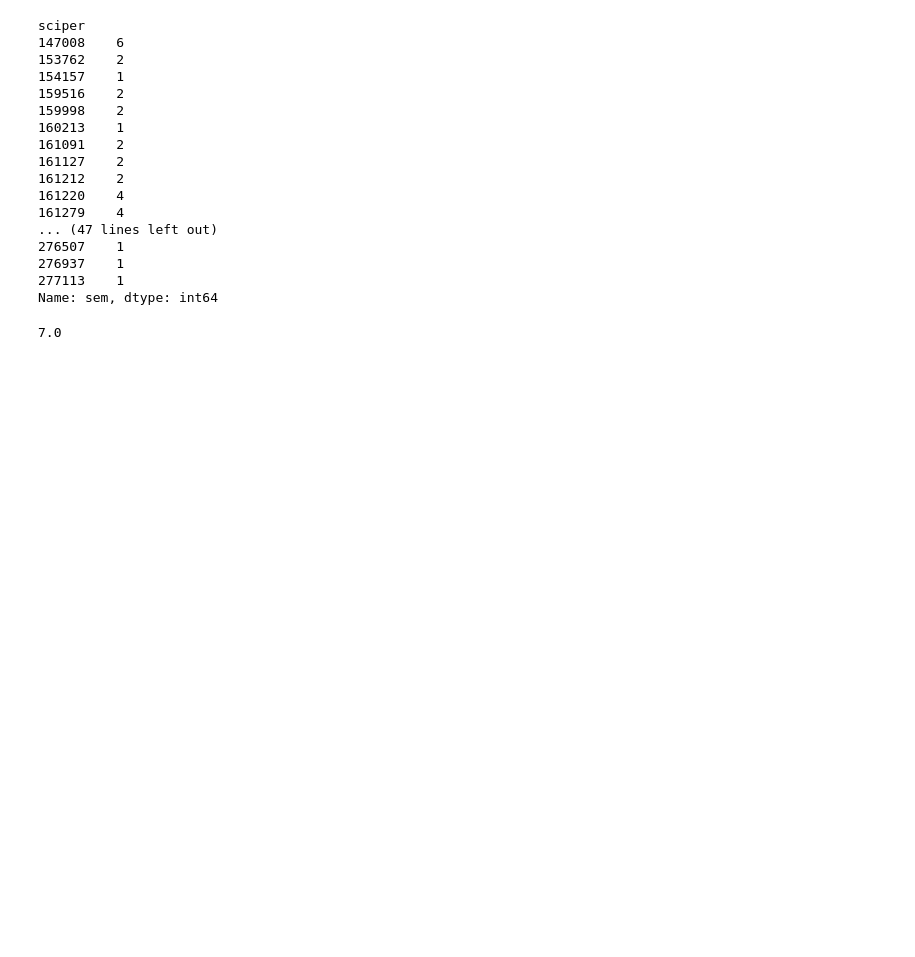
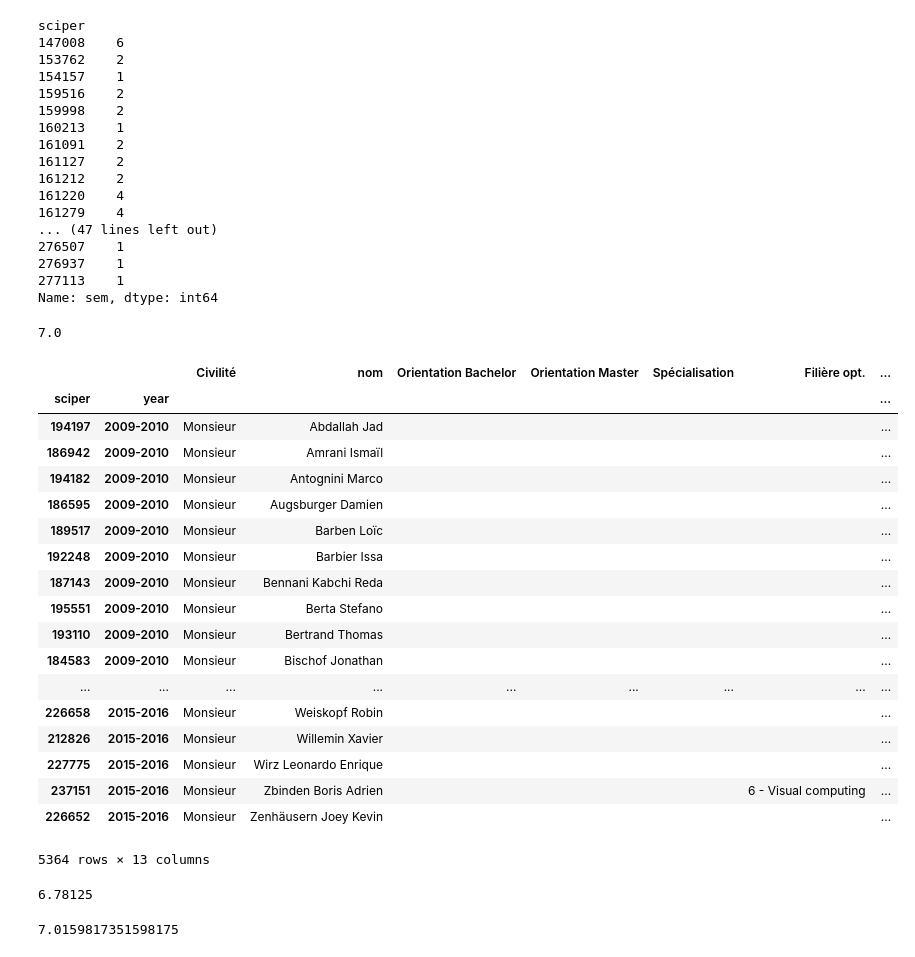
Before and after one commit to fearnleymartin/ada-epfl, a Jupyter notebook: 02 - Data from the Web/Data from the web - Marie.ipynb, the cells around one changed output. Drawn from its saved outputs; the diff is of its cells as text; code cells hidden in the pictures; blank space fills up the shorter version.

```diff
--- a/02 - Data from the Web/Data from the web - Marie.ipynb
+++ b/02 - Data from the Web/Data from the web - Marie.ipynb
@@ -410,3 +410,42 @@ grouped_sorted = grouped.sort_values(ascending=False)
 np.average(grouped_sorted[grouped_sorted >= 6])
 # %% [output]
 7.0
+# %%
+# divide into madame and monsieur
+frame.index = [frame.Civilité, frame.sciper, frame.year]
+madame = frame.loc['Madame']
+monsieur = frame.loc['Monsieur']
+# %% [output]
+|  |  | Civilité | nom | Orientation Bachelor | Orientation Master | Spécialisation | Filière opt. | ... |
+| sciper | year |  |  |  |  |  |  | ... |
+| 194197 | 2009-2010 | Monsieur | Abdallah Jad |  |  |  |  | ... |
+| 186942 | 2009-2010 | Monsieur | Amrani Ismaïl |  |  |  |  | ... |
+| 194182 | 2009-2010 | Monsieur | Antognini Marco |  |  |  |  | ... |
+| 186595 | 2009-2010 | Monsieur | Augsburger Damien |  |  |  |  | ... |
+| 189517 | 2009-2010 | Monsieur | Barben Loïc |  |  |  |  | ... |
+| 192248 | 2009-2010 | Monsieur | Barbier Issa |  |  |  |  | ... |
+| 187143 | 2009-2010 | Monsieur | Bennani Kabchi Reda |  |  |  |  | ... |
+| 195551 | 2009-2010 | Monsieur | Berta Stefano |  |  |  |  | ... |
+| 193110 | 2009-2010 | Monsieur | Bertrand Thomas |  |  |  |  | ... |
+| 184583 | 2009-2010 | Monsieur | Bischof Jonathan |  |  |  |  | ... |
+| ... | ... | ... | ... | ... | ... | ... | ... | ... |
+| 226658 | 2015-2016 | Monsieur | Weiskopf Robin |  |  |  |  | ... |
+| 212826 | 2015-2016 | Monsieur | Willemin Xavier |  |  |  |  | ... |
+| 227775 | 2015-2016 | Monsieur | Wirz Leonardo Enrique |  |  |  |  | ... |
+| 237151 | 2015-2016 | Monsieur | Zbinden Boris Adrien |  |  |  | 6 - Visual computing | ... |
+| 226652 | 2015-2016 | Monsieur | Zenhäusern Joey Kevin |  |  |  |  | ... |
+5364 rows × 13 columns
+# %%
+# average for madame
+mad_grouped = madame.groupby('sciper').aggregate(np.count_nonzero)['sem']
+mad_grouped_sorted = mad_grouped.sort_values(ascending=False)
+np.average(mad_grouped_sorted[mad_grouped_sorted >= 6])
+# %% [output]
+6.78125
+# %%
+# average for monsieur
+mon_grouped = monsieur.groupby('sciper').aggregate(np.count_nonzero)['sem']
+mon_grouped_sorted = mon_grouped.sort_values(ascending=False)
+np.average(mon_grouped_sorted[mon_grouped_sorted >= 6])
+# %% [output]
+7.0159817351598175
```
